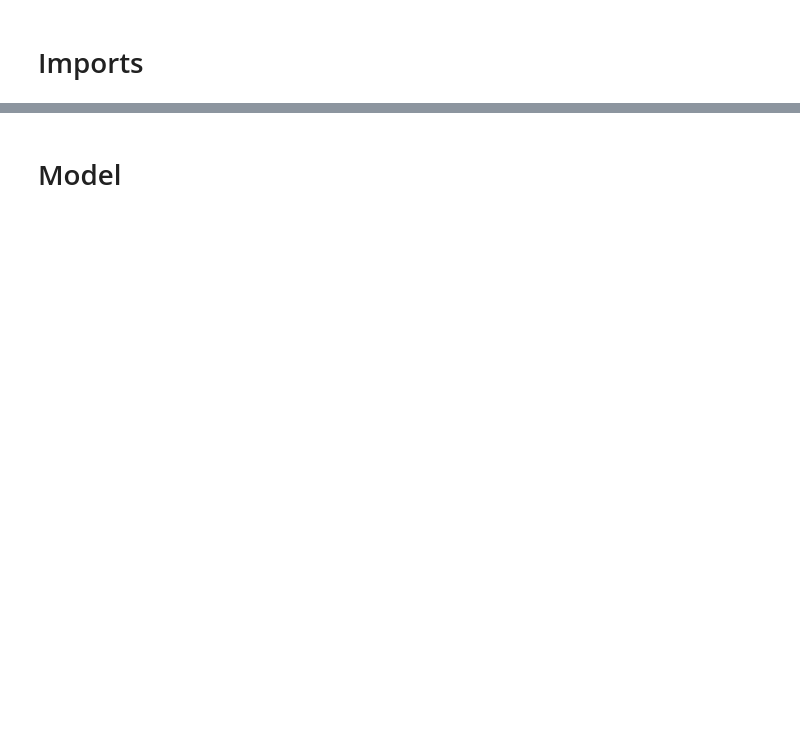
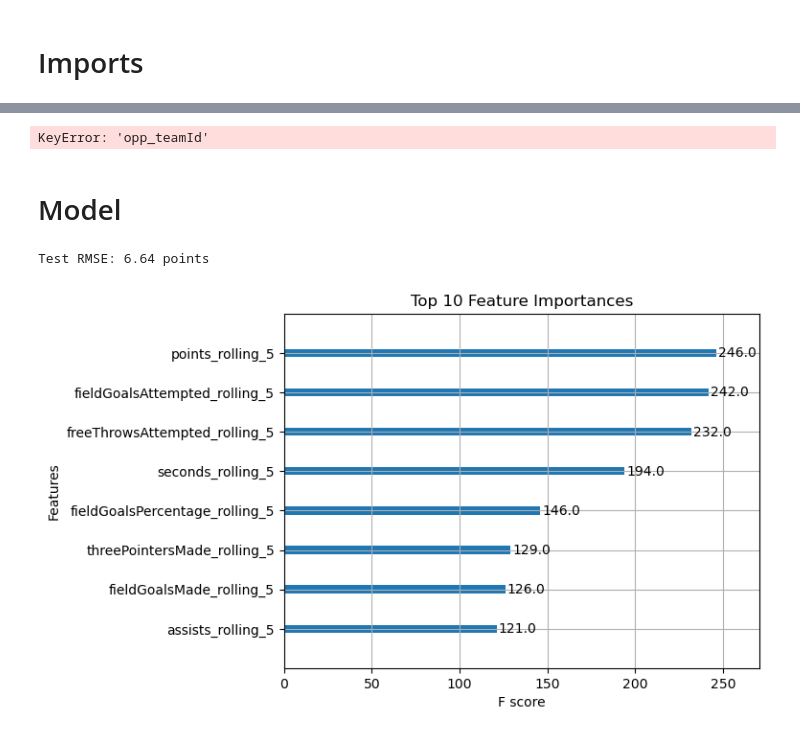
Before and after one commit to gaborszita/cmpsc-190a-project, a Jupyter notebook: owen_data.ipynb, the cells around one changed output, grey strips where cells are left out. Drawn from its saved outputs; the diff is of its cells as text; code cells hidden in the pictures; blank space fills up the shorter version.

```diff
--- a/owen_data.ipynb
+++ b/owen_data.ipynb
@@ -26,8 +32,20 @@ data = pd.concat([season_2024_25, season_2023_24, season_2022_23], ignore_index=
+# %%
+# Load data
+seasons = ['2024-25', '2023-24', '2022-23', '2021-22', '2020-21']
+data_frames = []
+
+for season in seasons:
+    df = pd.read_csv(f'data/nba_boxscores_{season}.csv')
+    data_frames.append(df)
+
+data = pd.concat(data_frames, ignore_index=True)
 # %%
-data['GAME_DATE'] = pd.to_datetime(data['GAME_DATE'])
+# Sort data based on player and game date
+data['gameDate'] = pd.to_datetime(data['gameDate'])
 
-data = data.sort_values(['PLAYER_NAME', 'GAME_DATE']).reset_index(drop=True)
+data = data.sort_values('gameDate').reset_index(drop=True)
 # %%
+# Add seconds column
 def parse_minutes_to_seconds(time_str):
     if pd.isna(time_str):
         return None
@@ -42,4 +60,7 @@ def parse_minutes_to_seconds(time_str):
     except:
         return None  # if formatting fails
 
-data['SEC'] = data['MIN'].apply(parse_minutes_to_seconds)
+data['seconds'] = data['minutes'].apply(parse_minutes_to_seconds)
+# %%
+# Drop rows where player didn't play
+data = data[data['seconds'] > 0]
@@ -63,2 +154,12 @@ rolling_5('AST')
+# %%
+merged_df = pd.merge(
+    data,
+    games,
+    left_on=['gameId', 'opp_teamId'],
+    right_on=['gameId', 'teamId'],
+    how='left'
+)
+# %% [output]
+KeyError: 'opp_teamId'
 # %% [markdown]
 # Model
@@ -67,48 +166,51 @@ player_data = data[data['PLAYER_NAME'] == 'Austin Reaves']
 # %%
 # Select feature to predict
-target = "PTS"
+target = "points"
 
 # Select features to train on
 features = [
-    "PTS_rolling_5",
-    "FGM_rolling_5",
-    "FG_PCT_rolling_5",
-    "SEC_rolling_5",
-    "FGA_rolling_5",
-    "FG3M_rolling_5",
-    "FT_PCT_rolling_5",
-    "AST_rolling_5"
+    "points_rolling_5",
+    "fieldGoalsMade_rolling_5",
+    "fieldGoalsPercentage_rolling_5",
+    "seconds_rolling_5",
+    "fieldGoalsAttempted_rolling_5",
+    "threePointersMade_rolling_5",
+    "freeThrowsAttempted_rolling_5",
+    "assists_rolling_5"
 ]
 
 # Drop rows with missing data (or impute if you prefer)
-player_data = player_data.dropna(subset=features + [target])
+data = data.dropna(subset=features + [target])
 
 # Split into features (X) and target (y)
-X = player_data[features]
-y = player_data[target]
+X = data[features]
+y = data[target]
 
 # Split train/test by time order to avoid data leakage
 X_train, X_test, y_train, y_test = train_test_split(X, y, shuffle=False)
 
 # Train the XGBoost Regressor
 model = XGBRegressor(
     n_estimators=100,
     learning_rate=0.1,
     max_depth=4,
     subsample=0.8,
     colsample_bytree=0.8,
     random_state=42
 )
 
 model.fit(X_train, y_train)
 
 # Predict and evaluate
 y_pred = model.predict(X_test)
 mse = mean_squared_error(y_test, y_pred)
 rmse = np.sqrt(mse)
 print(f"Test RMSE: {rmse:.2f} points")
 
 # Plot Feature Importance
 plot_importance(model, max_num_features=10)
 plt.title("Top 10 Feature Importances")
 plt.show()
+# %% [output]
+Test RMSE: 6.64 points
+[figure, added]
```
Also changed, not shown: parts of 21 cells of this notebook, 6 other files.
